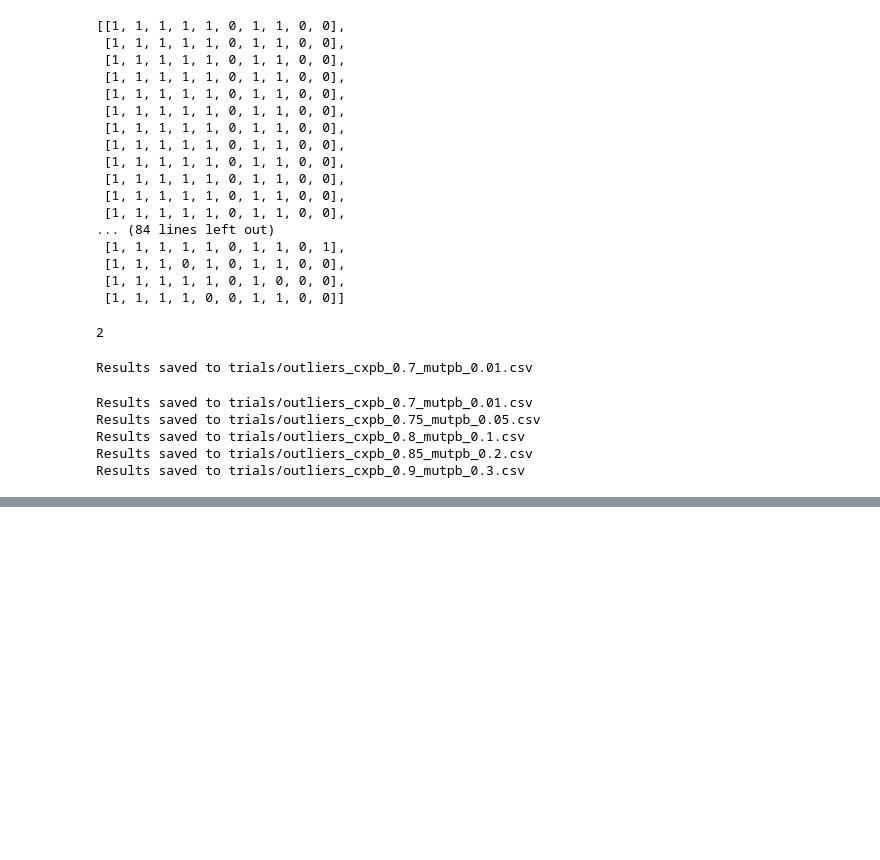
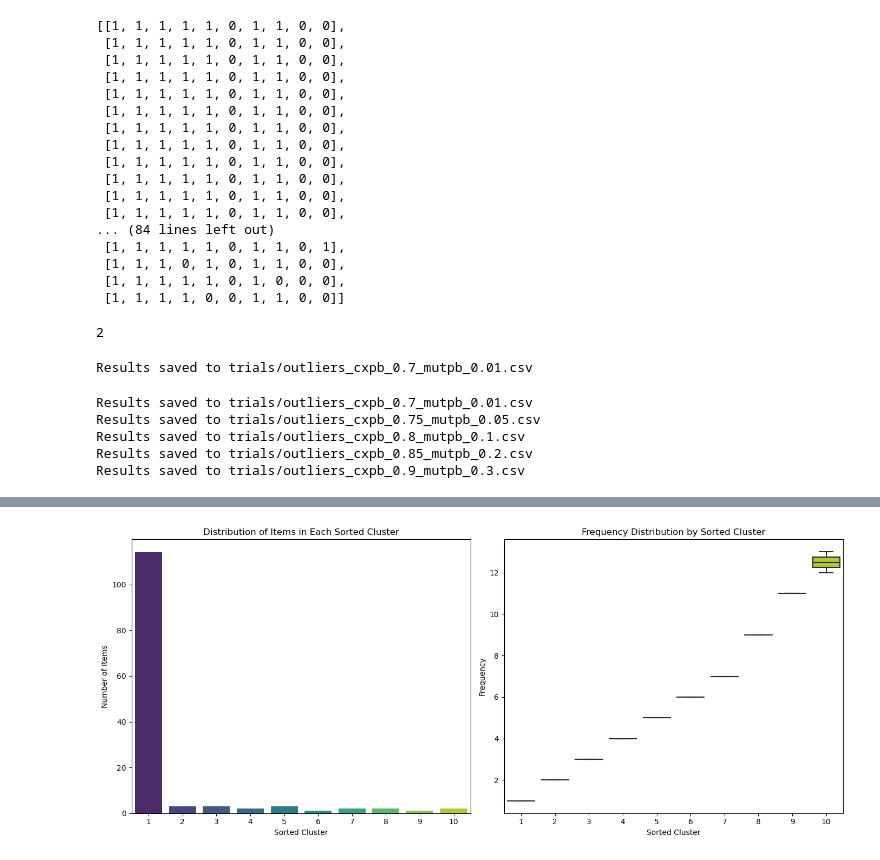
Before and after one commit to rtenacity/dark-matter-genetic, a Jupyter notebook: main.ipynb, the cells around one changed output, grey strips where cells are left out. Saved outputs shown, nothing was run; the diff lists cells and outputs as text; code cells hidden in the pictures; blank space fills up the shorter version.

```diff
--- a/main.ipynb
+++ b/main.ipynb
@@ -178,0 +267,4 @@ Results saved to trials/outliers_cxpb_0.9_mutpb_0.3.csv
+# %%
+analyze_and_plot_clusters('trials/outliers_cxpb_0.75_mutpb_0.05.csv')
+# %% [output]
+[figure, added]
```
Also changed, not shown: parts of 9 cells of this notebook, 2 other files.
